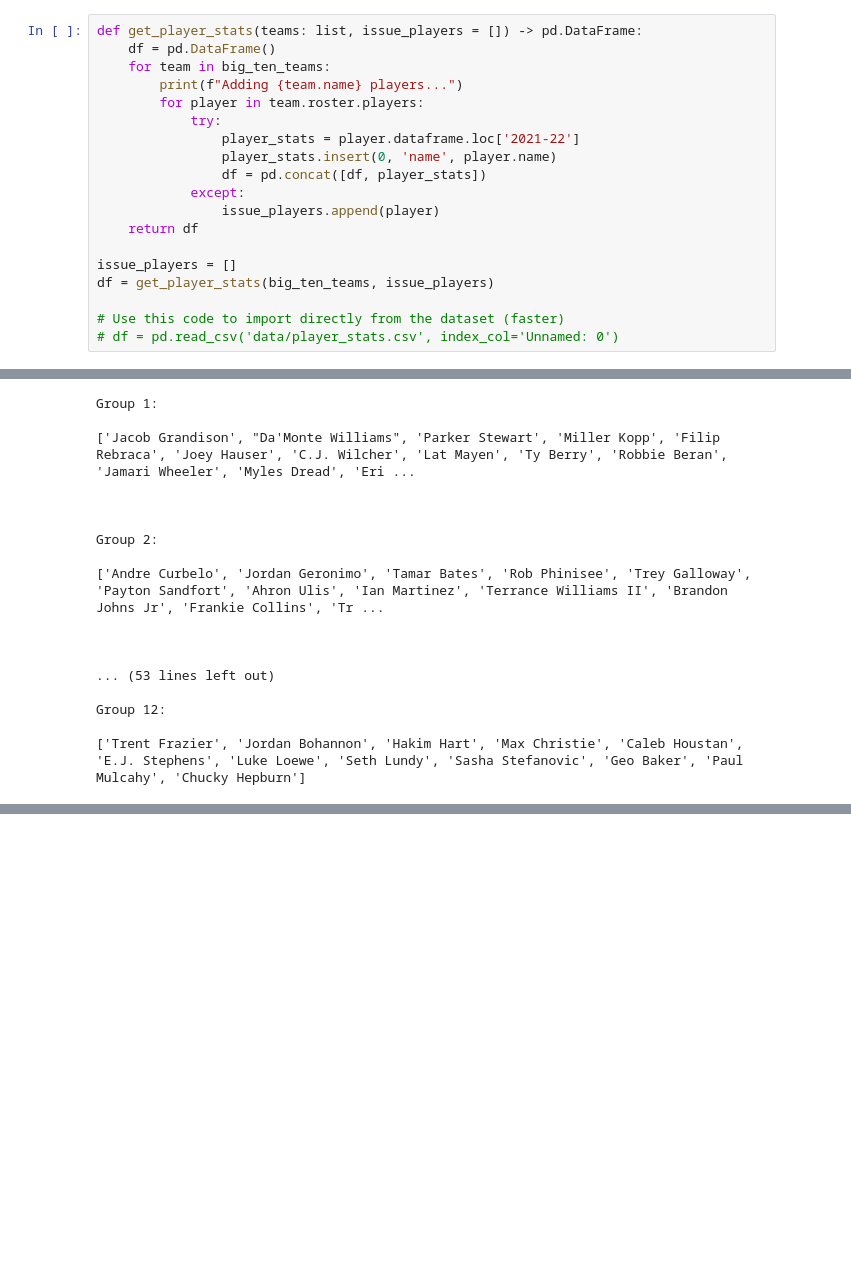
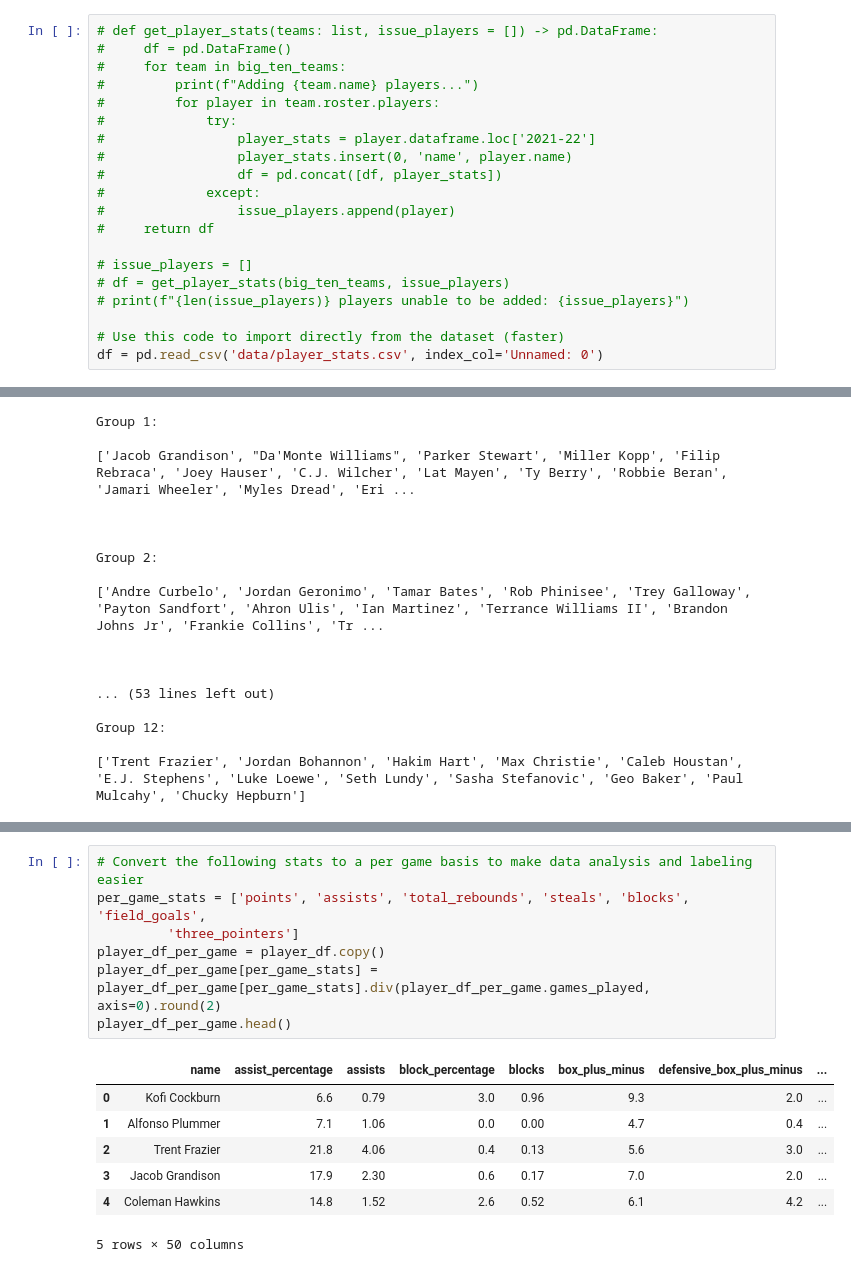
Before and after one commit to CS196Illinois/Group27-FA22, a Jupyter notebook: Project/Classification/classification.ipynb, the cells around one changed output, grey strips where cells are left out. Saved outputs shown, nothing was run; the diff lists cells and outputs as text; blank space fills up the shorter version.

```diff
--- a/Project/Classification/classification.ipynb
+++ b/Project/Classification/classification.ipynb
@@ -14,19 +13,20 @@ for team in Teams():
 # %%
-def get_player_stats(teams: list, issue_players = []) -> pd.DataFrame:
-    df = pd.DataFrame()
-    for team in big_ten_teams:
-        print(f"Adding {team.name} players...")
-        for player in team.roster.players:
-            try:
-                player_stats = player.dataframe.loc['2021-22']
-                player_stats.insert(0, 'name', player.name)
-                df = pd.concat([df, player_stats])
-            except:
-                issue_players.append(player)
-    return df
+# def get_player_stats(teams: list, issue_players = []) -> pd.DataFrame:
+#     df = pd.DataFrame()
+#     for team in big_ten_teams:
+#         print(f"Adding {team.name} players...")
+#         for player in team.roster.players:
+#             try:
+#                 player_stats = player.dataframe.loc['2021-22']
+#                 player_stats.insert(0, 'name', player.name)
+#                 df = pd.concat([df, player_stats])
+#             except:
+#                 issue_players.append(player)
+#     return df
 
-issue_players = []
-df = get_player_stats(big_ten_teams, issue_players)
+# issue_players = []
+# df = get_player_stats(big_ten_teams, issue_players)
+# print(f"{len(issue_players)} players unable to be added: {issue_players}")
 
 # Use this code to import directly from the dataset (faster)
-# df = pd.read_csv('data/player_stats.csv', index_col='Unnamed: 0')
+df = pd.read_csv('data/player_stats.csv', index_col='Unnamed: 0')
@@ -137,0 +127,15 @@ Group 12:
+# %%
+# Convert the following stats to a per game basis to make data analysis and labeling easier
+per_game_stats = ['points', 'assists', 'total_rebounds', 'steals', 'blocks', 'field_goals',
+         'three_pointers']
+player_df_per_game = player_df.copy()
+player_df_per_game[per_game_stats] = player_df_per_game[per_game_stats].div(player_df_per_game.games_played, axis=0).round(2)
+player_df_per_game.head()
+# %% [output]
+|  | name | assist_percentage | assists | block_percentage | blocks | box_plus_minus | defensive_box_plus_minus | ... |
+| 0 | Kofi Cockburn | 6.6 | 0.79 | 3.0 | 0.96 | 9.3 | 2.0 | ... |
+| 1 | Alfonso Plummer | 7.1 | 1.06 | 0.0 | 0.00 | 4.7 | 0.4 | ... |
+| 2 | Trent Frazier | 21.8 | 4.06 | 0.4 | 0.13 | 5.6 | 3.0 | ... |
+| 3 | Jacob Grandison | 17.9 | 2.30 | 0.6 | 0.17 | 7.0 | 2.0 | ... |
+| 4 | Coleman Hawkins | 14.8 | 1.52 | 2.6 | 0.52 | 6.1 | 4.2 | ... |
+5 rows × 50 columns
```
Also changed, not shown: parts of 11 cells of this notebook.
